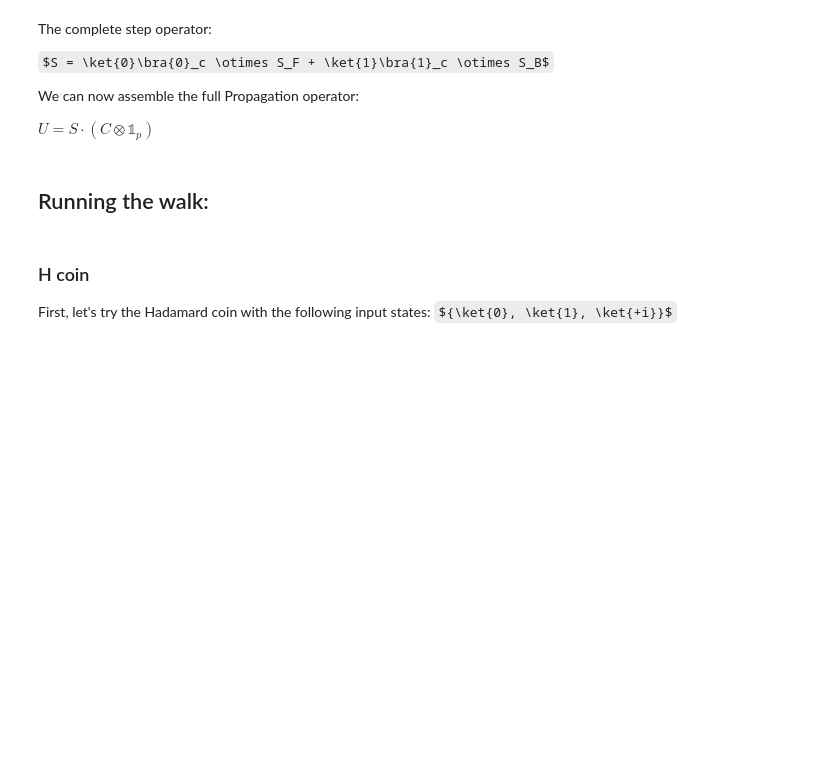
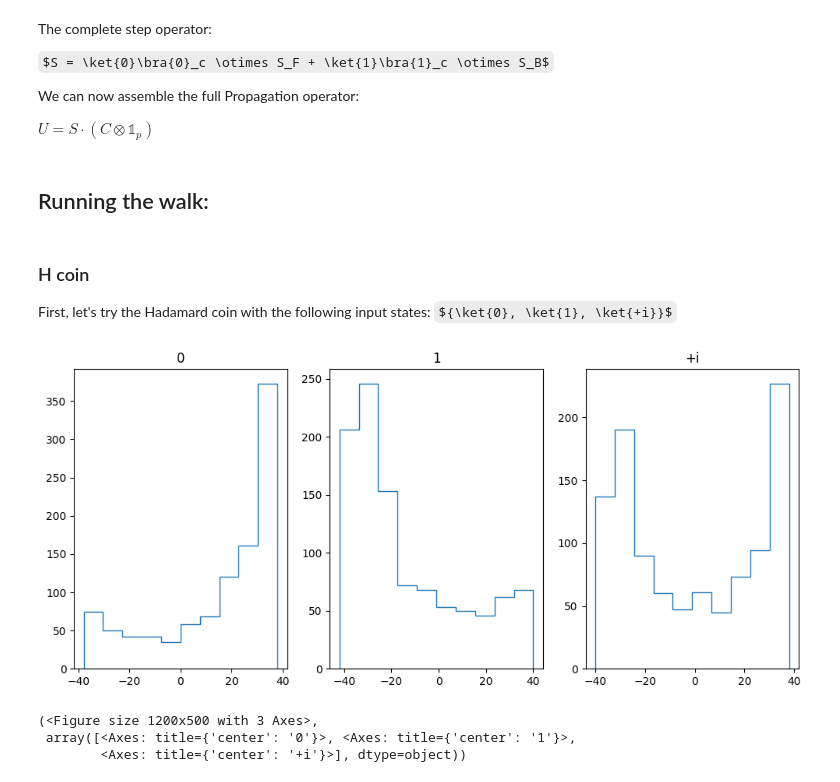
Before and after one commit to Emillio007/Quantum-Walk, a Jupyter notebook: qwalk.ipynb, the cells around one changed output. Saved outputs shown, nothing was run; the diff lists cells and outputs as text; code cells hidden in the pictures; some formulas as TeX source; blank space fills up the shorter version.

```diff
--- a/qwalk.ipynb
+++ b/qwalk.ipynb
@@ -48,6 +55,6 @@ it_T = range(T)
 
 #sampler = Sampler(service.least_busy(operational=True))
 
-""" Simulating with statevector:"""
+""" Sampling with Statevector Simulator:"""
 
-#sampler = SamplerV2()
+sampler = StatevectorSampler()
@@ -74,5 +81,8 @@ for i in it_Np:
         g = XGate().control(num_ctrl_qubits=current_qbit)
     S_F.append(g, S_F.qregs[0][0:current_qbit+1])
 
+#we need to invert:
+S_F = S_F.inverse()
+
 S_F.draw("mpl")
 # %% [output]
@@ -146,3 +163,28 @@ def perform_walk(qc : q.QuantumCircuit, coin_operator : q.circuit.Gate, coin_sta
+# %%
+def do_run(coin_operator : q.circuit.Gate, coin_inputs : dict[complex], position_inputs : dict[int], start : int, showfig : bool = True) -> tuple[plt.Figure, plt.Axes]:
+    pubs = []
+
+    for input in coin_inputs:
+        qc_instance = deepcopy(qc)
+        perform_walk(qc_instance, coin_operator, coin_inputs[input], position_state=position_inputs, creg_coin=creg_coin, creg_pos=creg_pos)
+        pubs.append((qc_instance))
+
+    job = sampler.run(pubs, shots=n)
+    result = job.result() #extract the first pub's results
+    n_res = len(result)
+    fig, ax = plt.subplots(ncols=n_res)
+    fig.set_size_inches(4*n_res, 5)
+
+    for i in range(n_res):
+        posdata = result[i].data.position.array
+        recentered_result = np.array(posdata, dtype=int).flatten() - start #recenter
+        ax[i].hist(recentered_result, histtype="step")
+        ax[i].set_title(list(coin_inputs.keys())[i])
+
+    if showfig:
+        plt.show()
+
+    return fig, ax
 # %% [markdown]
 ### H coin
 
@@ -150,19 +192,24 @@ First, let's try the Hadamard coin with the following input states: ${\ket{0}, \
 # %%
 coin_operator = HGate()
 
 #initial position
-#position_state = 63 is 0111111 in binary
+#position_state = 63 is 0111111 in binary. NOTE: Qiskit has opposite MSB-LSB
+start = 63
 position_inputs = {
-    1: 0, 2: 1, 3: 1, 4: 1, 5: 1, 6: 1, 7: 1
+    1: 1, 2: 1, 3: 1, 4: 1, 5: 1, 6: 1, 7: 0
 }
 
 coin_inputs = {
     "0": [1., 0.],
     "1": [0., 1.],
     "+i": [1/np.sqrt(2), 1j/np.sqrt(2)]
 }
-results = {}
 
-#for input in coin_inputs:
-    #qc_instance = deepcopy(qc)
-    #perform_walk(qc_instance, coin_operator, coin_inputs[input])
+standard_args = coin_inputs, position_inputs, start
+
+do_run(coin_operator, *standard_args)
+# %% [output]
+[figure, added]
+(<Figure size 1200x500 with 3 Axes>,
+ array([<Axes: title={'center': '0'}>, <Axes: title={'center': '1'}>,
+        <Axes: title={'center': '+i'}>], dtype=object))
```
Also changed, not shown: parts of 16 cells of this notebook.
